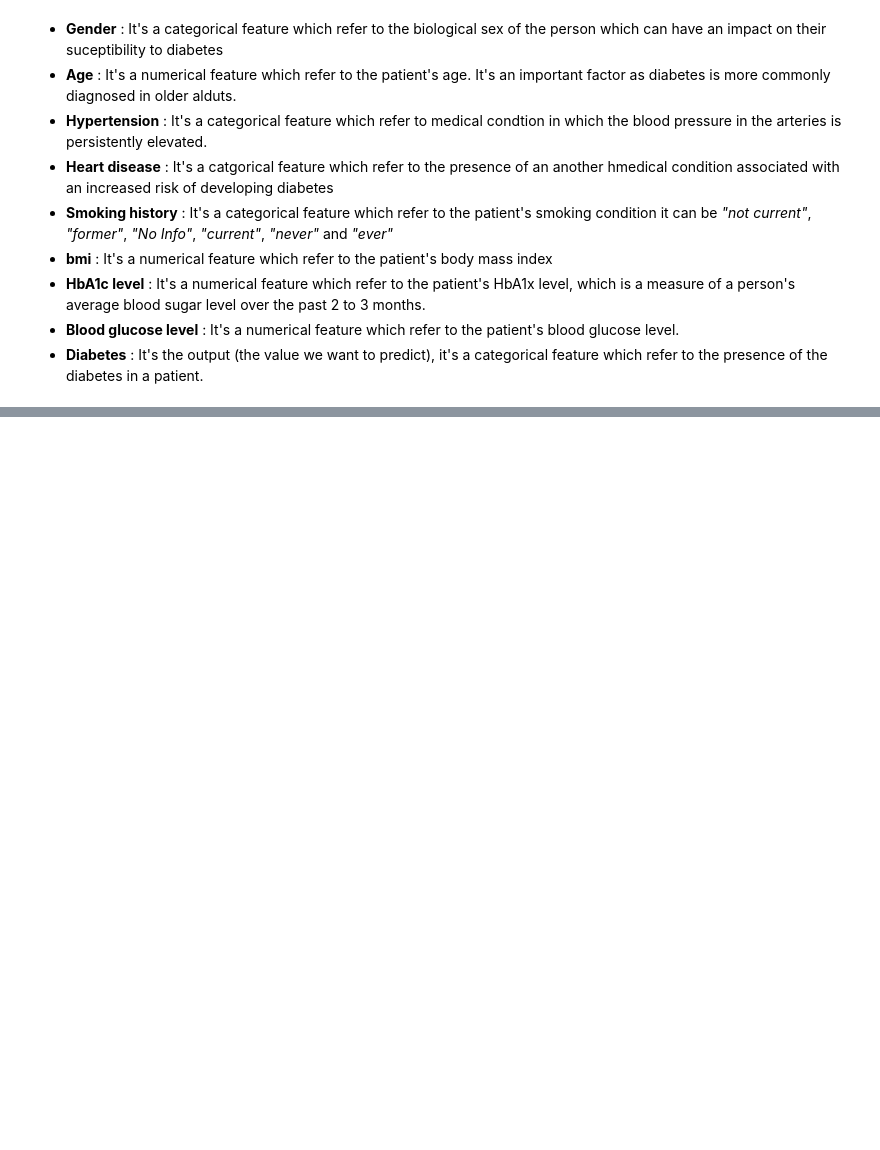
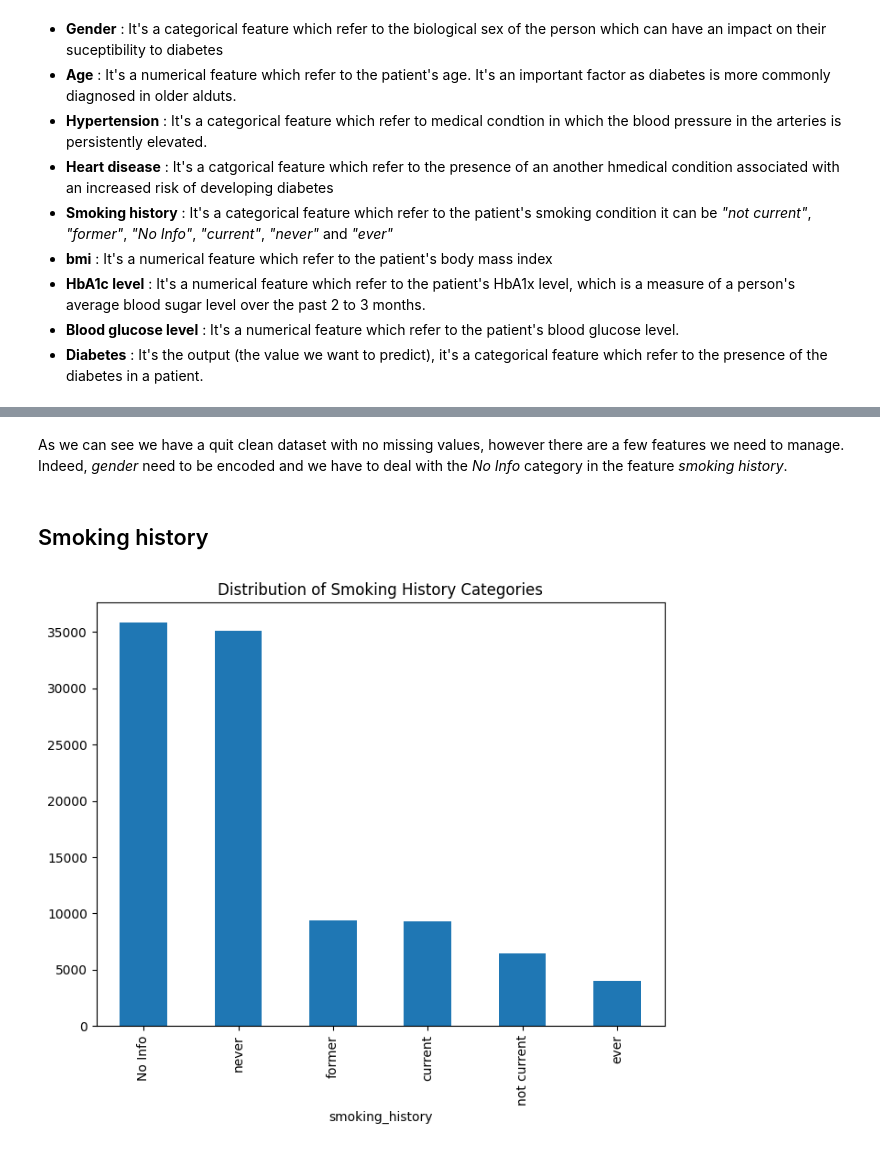
Before and after one commit to Antonin-MORENO/Diabetes-Prediction, a Jupyter notebook: report.ipynb, the cells around one changed output, grey strips where cells are left out. Saved outputs shown, nothing was run; the diff lists cells and outputs as text; code cells hidden in the pictures; blank space fills up the shorter version.

```diff
--- a/report.ipynb
+++ b/report.ipynb
@@ -21,0 +26,10 @@ In our dataset we have 8 features which are medical and demographic data from pa
+# %%
+import pandas as pd
+import matplotlib.pyplot as plt
+
+
+df = pd.read_csv("diabetes_prediction_dataset.csv")
+print(df.head())
+
+df.info()
+df.isna().sum()
@@ -21,0 +64,12 @@ In our dataset we have 8 features which are medical and demographic data from pa
+# %% [markdown]
+As we can see we have a quit clean dataset with no missing values, however there are a few features we need to manage. Indeed, *gender* need to be encoded and we have to deal with the *No Info* category in the feature *smoking history*.
+# %% [markdown]
+## Smoking history
+# %%
+counts = df['smoking_history'].value_counts()
+plt.figure(figsize=(8, 6))
+counts.plot(kind='bar')
+plt.title('Distribution of Smoking History Categories')
+plt.show()
+# %% [output]
+[figure, added]
```
Also changed, not shown: parts of 10 cells of this notebook.
